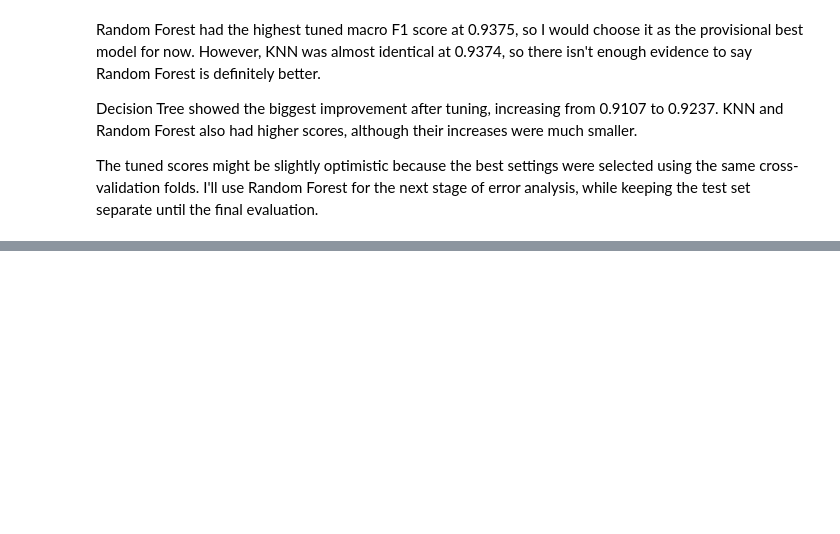
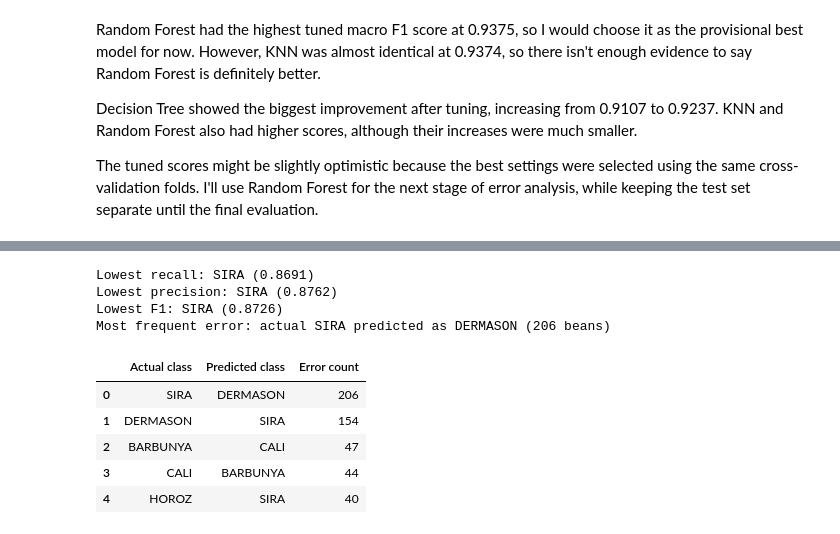
Before and after one commit to cliodhnarv/dry-bean-ml-classification, a Jupyter notebook: notebooks/01_data_audit_and_baseline.ipynb, the cells around one changed output, grey strips where cells are left out. Cells and saved outputs as stored; diff of their text form; code cells hidden in the pictures; blank space fills up the shorter version.

```diff
--- a/notebooks/01_data_audit_and_baseline.ipynb
+++ b/notebooks/01_data_audit_and_baseline.ipynb
@@ -710,0 +790,41 @@ The tuned scores might be slightly optimistic because the best settings were sel
+# %%
+rf_lowest_recall_class = rf_per_class_results["Recall"].idxmin()
+rf_lowest_precision_class = rf_per_class_results["Precision"].idxmin()
+rf_lowest_f1_class = rf_per_class_results["F1"].idxmin()
+
+rf_confusion_pairs = (
+    pd.DataFrame(rf_confusion_counts, index=bean_classes, columns=bean_classes)
+    .rename_axis(index="Actual class", columns="Predicted class")
+    .stack()
+    .rename("Error count")
+    .reset_index()
+)
+rf_confusion_pairs = (
+    rf_confusion_pairs.loc[
+        (rf_confusion_pairs["Actual class"] != rf_confusion_pairs["Predicted class"])
+        & (rf_confusion_pairs["Error count"] > 0)
+    ]
+    .sort_values("Error count", ascending=False)
+    .reset_index(drop=True)
+)
+rf_most_confused_pair = rf_confusion_pairs.iloc[0]
+
+print(f"Lowest recall: {rf_lowest_recall_class} ({rf_per_class_results.loc[rf_lowest_recall_class, 'Recall']:.4f})")
+print(f"Lowest precision: {rf_lowest_precision_class} ({rf_per_class_results.loc[rf_lowest_precision_class, 'Precision']:.4f})")
+print(f"Lowest F1: {rf_lowest_f1_class} ({rf_per_class_results.loc[rf_lowest_f1_class, 'F1']:.4f})")
+print(
+    f"Most frequent error: actual {rf_most_confused_pair['Actual class']} predicted as "
+    f"{rf_most_confused_pair['Predicted class']} ({int(rf_most_confused_pair['Error count'])} beans)"
+)
+display(rf_confusion_pairs.head(5))
+# %% [output]
+Lowest recall: SIRA (0.8691)
+Lowest precision: SIRA (0.8762)
+Lowest F1: SIRA (0.8726)
+Most frequent error: actual SIRA predicted as DERMASON (206 beans)
+|  | Actual class | Predicted class | Error count |
+| 0 | SIRA | DERMASON | 206 |
+| 1 | DERMASON | SIRA | 154 |
+| 2 | BARBUNYA | CALI | 47 |
+| 3 | CALI | BARBUNYA | 44 |
+| 4 | HOROZ | SIRA | 40 |
```
Also changed, not shown: parts of 5 cells of this notebook.
